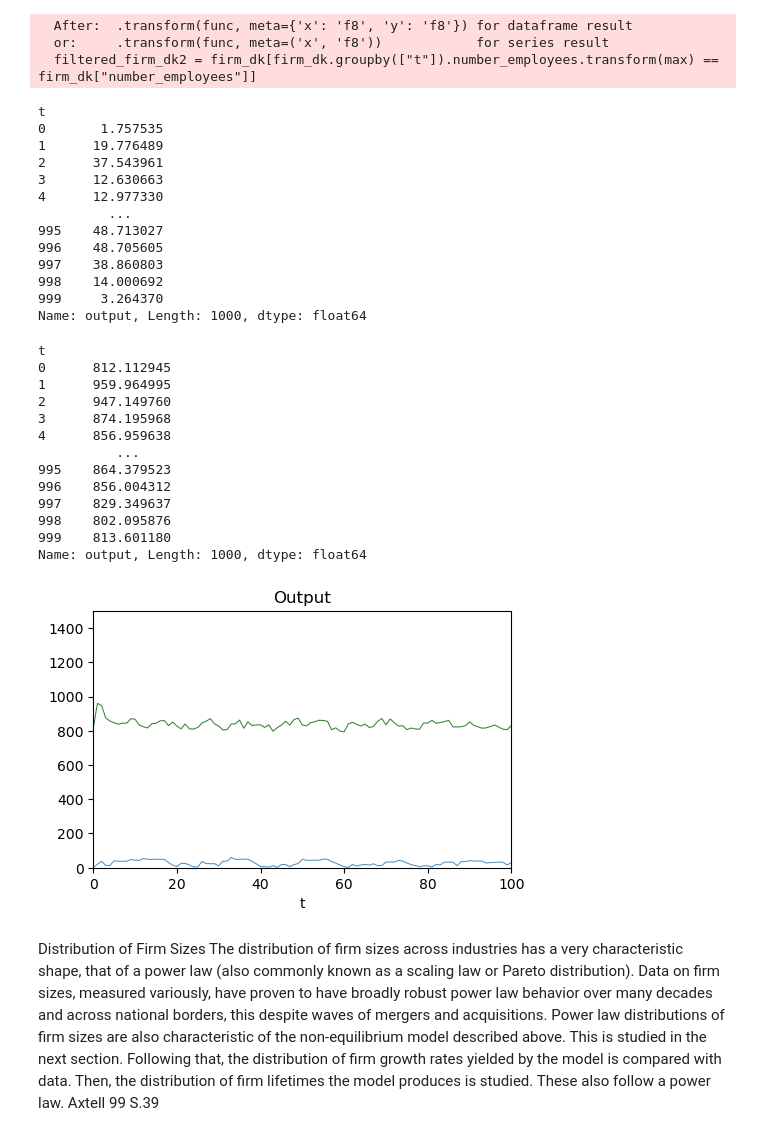
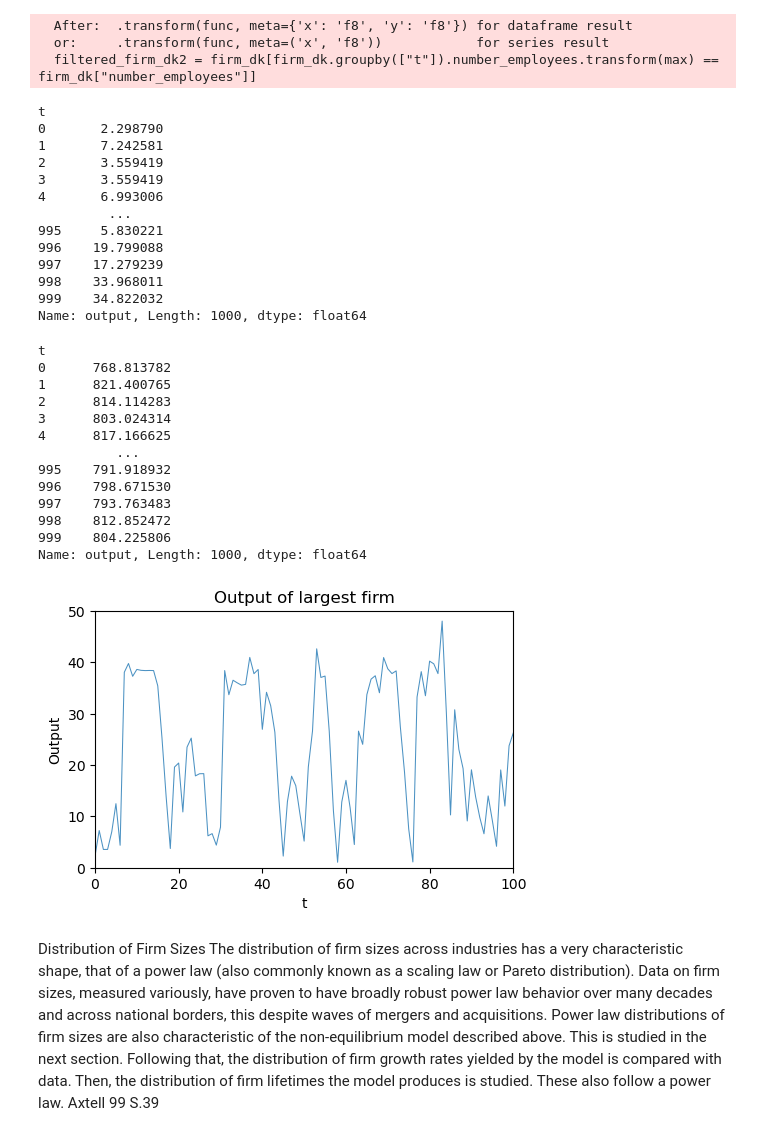
Before and after one commit to niemueller/firmdynamic-abm, a Jupyter notebook: scripts/axtell-99-vis.ipynb, the cells around one changed output. Saved outputs shown, nothing was run; the diff lists cells and outputs as text; code cells hidden in the pictures.

```diff
--- a/scripts/axtell-99-vis.ipynb
+++ b/scripts/axtell-99-vis.ipynb
@@ -47,7 +49,7 @@ def set_size(width, fraction=1):
 
     return fig_dim
 # %%
-path_f = f"{out_dir}/res_firm_agent_run{run}_opttype{opttype}.csv.gz"
+path_f = f"{out_dir}/full_run_firm.csv"
 # %%
 path_w = f"{out_dir}/res_worker_agent_run{run}_opttype{opttype}.csv.gz"
 # %%
@@ -95,6 +97,6 @@ worker_df
 1000 rows × 6 columns
 # %%
-firm_dk = dd.read_csv(path_f, blocksize=None , dtype={
+firm_dk = dd.read_csv(path_f , dtype={
     "t": "int16",
     "id": "int32",
     "age": "int16",
@@ -292,17 +303,17 @@ output_max_firm = filtered_firm_dk2.groupby("t").output.max().compute()
 output_max_firm
 # %% [output]
 t
-0       1.757535
-1      19.776489
-2      37.543961
-3      12.630663
-4      12.977330
+0       2.298790
+1       7.242581
+2       3.559419
+3       3.559419
+4       6.993006
          ...
-995    48.713027
-996    48.705605
-997    38.860803
-998    14.000692
-999     3.264370
+995     5.830221
+996    19.799088
+997    17.279239
+998    33.968011
+999    34.822032
 Name: output, Length: 1000, dtype: float64
 # %%
 output_total = firm_dk.groupby("t").output.sum().compute()
@@ -310,28 +321,31 @@ output_total = firm_dk.groupby("t").output.sum().compute()
 output_total
 # %% [output]
 t
-0      812.112945
-1      959.964995
-2      947.149760
-3      874.195968
-4      856.959638
+0      768.813782
+1      821.400765
+2      814.114283
+3      803.024314
+4      817.166625
           ...
-995    864.379523
-996    856.004312
-997    829.349637
-998    802.095876
-999    813.601180
+995    791.918932
+996    798.671530
+997    793.763483
+998    812.852472
+999    804.225806
 Name: output, Length: 1000, dtype: float64
 # %%
 fig, ax = plt.subplots(1, 1, figsize=set_size(width))
-ax.set_ylim([0,1500])
+ax.set_ylim([0,50])
 ax.set_xlim([0,100])
-ax.set_title("Output")
+ax.set_title("Output of largest firm")
 output_total.plot(kind="line", y = "output", x="t", ax=ax, linewidth=0.75, alpha=0.8, color="darkgreen")
 output_max_firm.plot(kind="line", y = "output", x="t", ax=ax, linewidth=0.75, alpha=0.8)
+plt.xlabel("t")
+plt.ylabel("Output")
+plt.savefig(f"{fig_dir}/output_large.pdf", format="pdf")
 plt.show()
 # %% [output]
-[figure, old version]
+[figure, new version]
 # %% [markdown]
 Distribution of Firm Sizes
 The distribution of firm sizes across industries has a very characteristic
```
Also changed, not shown: parts of 49 cells of this notebook, 6 other files.
